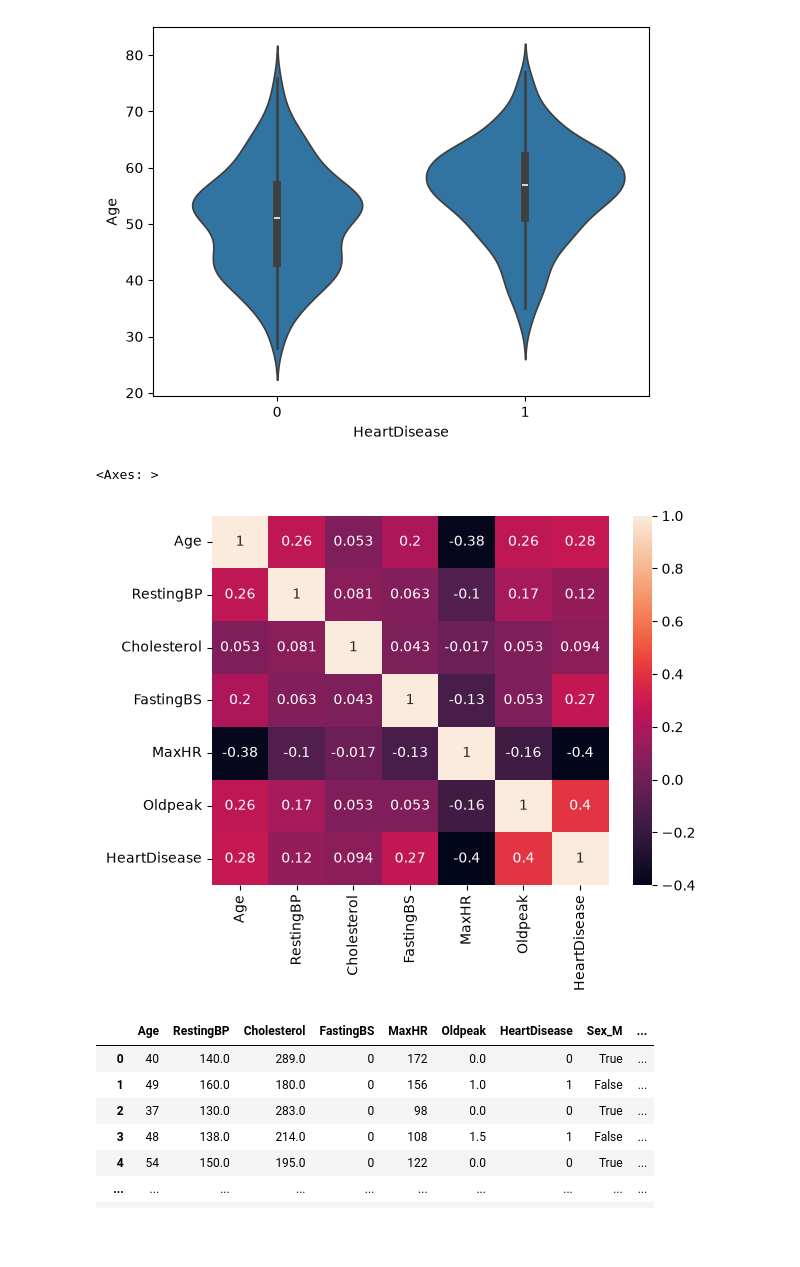
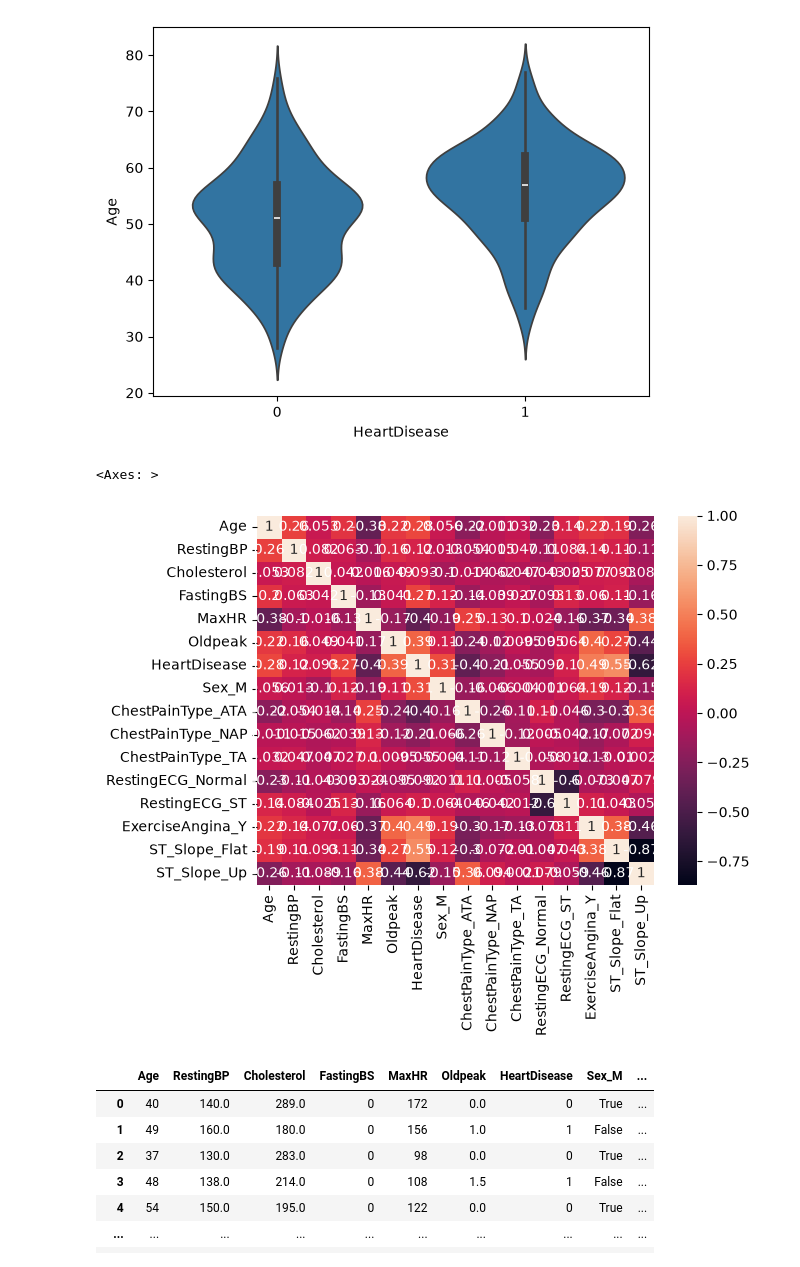
Before and after one commit to kandarp-01/Learning, a Jupyter notebook: ML/Project2/heart.ipynb, the cells around one changed output. Saved outputs shown, nothing was run; the diff lists cells and outputs as text; code cells hidden in the pictures; blank space fills up the shorter version.

```diff
--- a/ML/Project2/heart.ipynb
+++ b/ML/Project2/heart.ipynb
@@ -183,10 +183,11 @@ sns.violinplot(x='HeartDisease',y='Age',data=df)
 <Axes: xlabel='HeartDisease', ylabel='Age'>
 [figure]
 # %%
-sns.heatmap(df.corr(numeric_only=True),annot=True)
+plt.figure()
+sns.heatmap(df_encoded.corr(numeric_only=True),annot=True)
 # %% [output]
 <Axes: >
-[figure, old version]
+[figure, new version]
 # %%
 df_encoded=pd.get_dummies(df,drop_first=True)
 # %%
```
Also changed, not shown: parts of 10 cells of this notebook, 6 other files.
